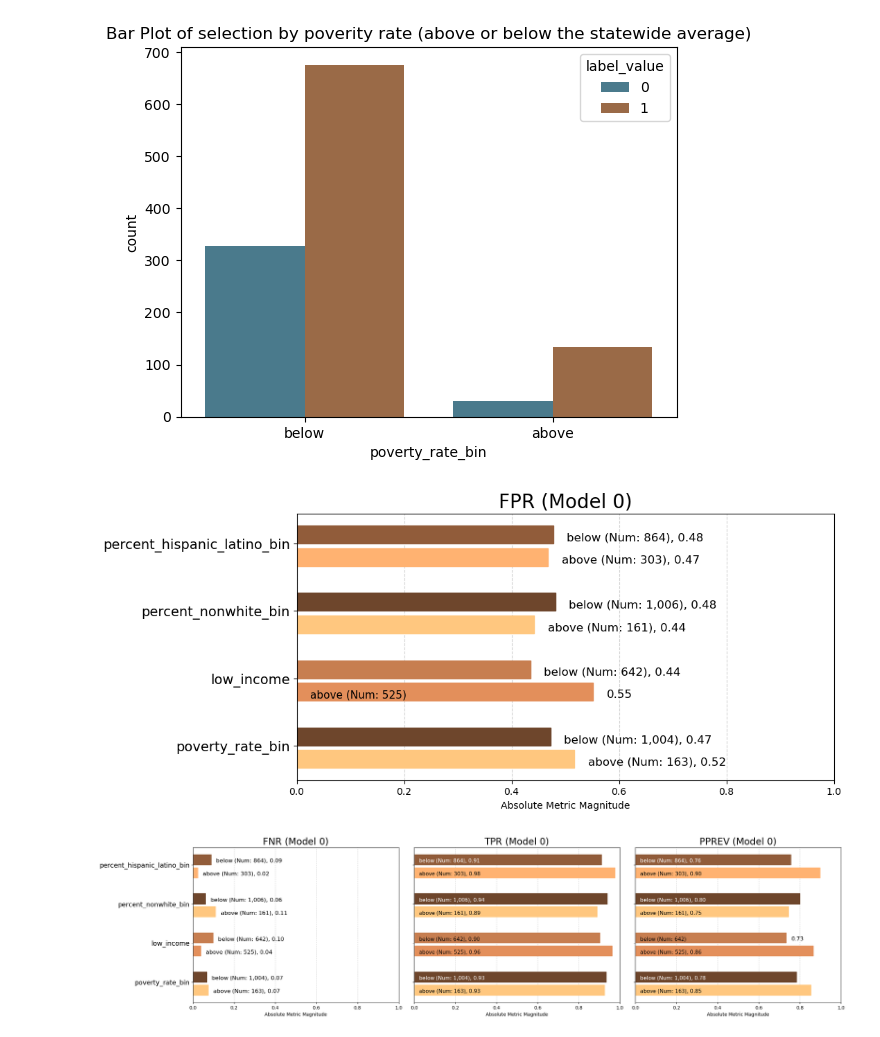
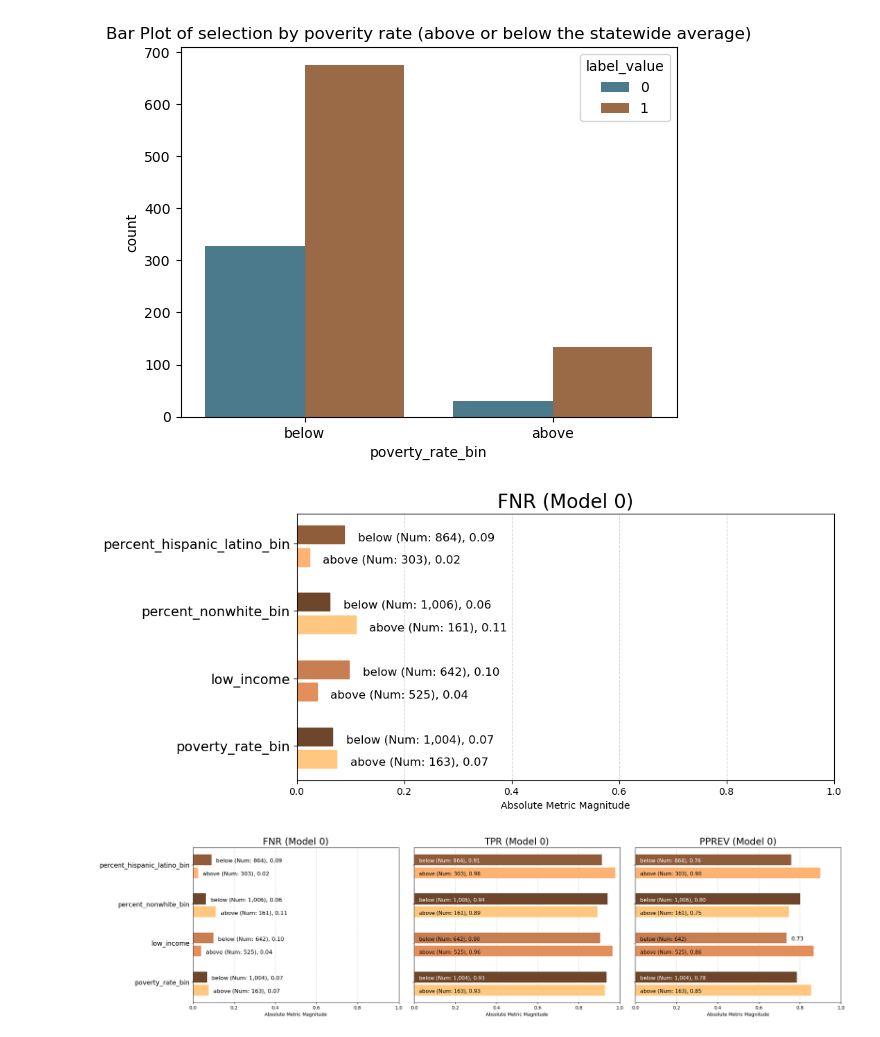
Before and after one commit to jennahgosciak/algaebloom, a Jupyter notebook: rds_draft_report_FINAL.ipynb, the cells around one changed output. Cells and saved outputs as stored; diff of their text form; code cells hidden in the pictures.

```diff
--- a/rds_draft_report_FINAL.ipynb
+++ b/rds_draft_report_FINAL.ipynb
@@ -1765,9 +1787,9 @@ plt.title("Bar Plot of selection by poverity rate (above or below the statewide
 [figure]
 # %%
 aqp = Plot()
-fnr = aqp.plot_group_metric(xtab, 'fpr')
+fnr = aqp.plot_group_metric(xtab, 'fnr')
 # %% [output]
-[figure, old version]
+[figure, new version]
 # %%
 # look at different disparity metrics
 p = aqp.plot_group_metric_all(xtab, metrics=['fnr','tpr','pprev'], ncols=3)
```
Also changed, not shown: parts of 8 cells of this notebook, 1 other file.
